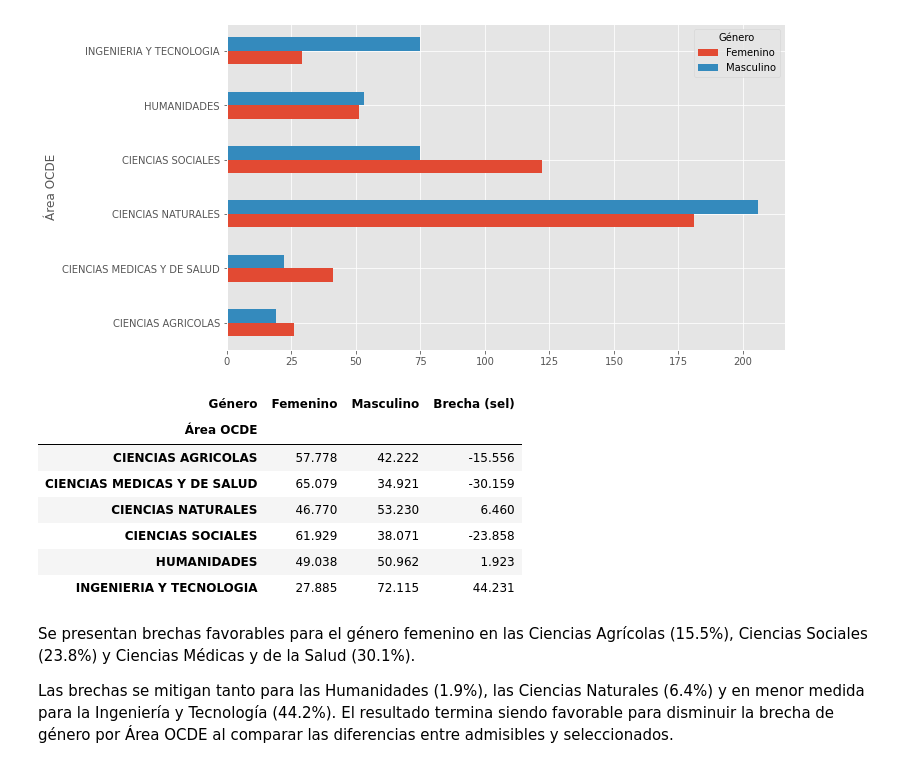
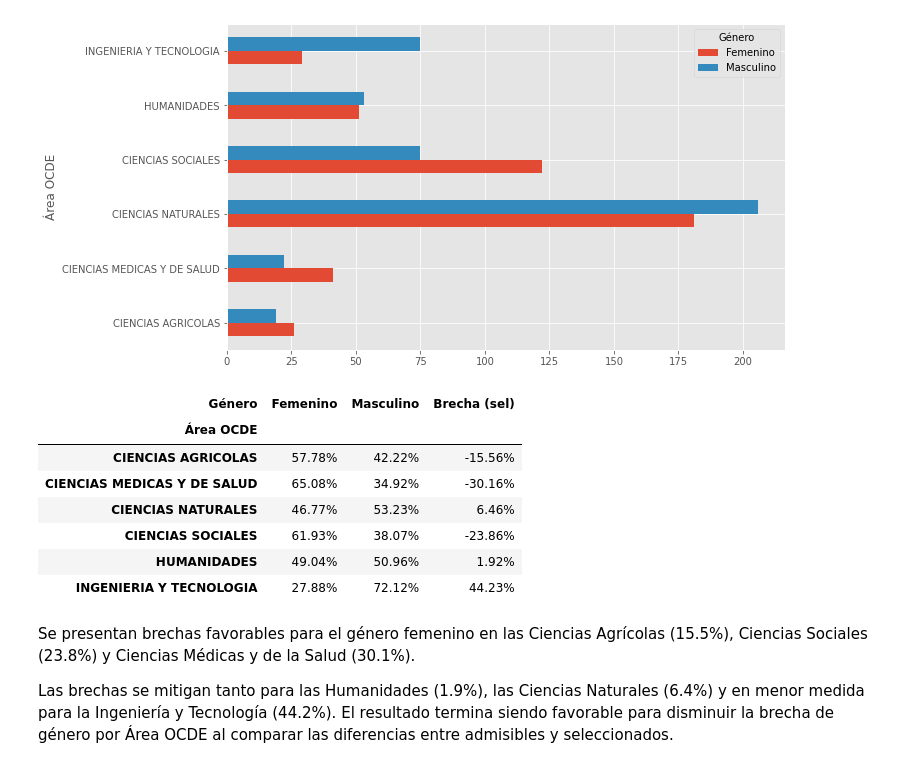
Before and after one commit to alvafox/Concursos-2023-Analisis-de-Adjudicacion-Paritaria-, a Jupyter notebook: Doctorado_Nacional_2023.ipynb, the cells around one changed output. Cells and saved outputs as stored; diff of their text form; code cells hidden in the pictures.

```diff
--- a/Doctorado_Nacional_2023.ipynb
+++ b/Doctorado_Nacional_2023.ipynb
@@ -15,5 +48,5 @@ import matplotlib.pyplot as plt
 # %%
-df = pd.read_csv("/content/CONCURSO PUNTAJE FINAL (REDONDEO).csv", encoding='latin-1', sep=";", decimal=",", dtype={'ESTADO_FINAL' : 'category'})
+df = pd.read_csv("/content/drive/MyDrive/CONCURSO PUNTAJE FINAL (REDONDEO).csv", encoding='latin-1', sep=";", decimal=",", dtype={'ESTADO_FINAL' : 'category'})
 df
 # %% [output]
 |  | FOLIO | COMITÉ | Nombre | Género | Área OCDE | ESTADO ADMISIBILIDAD | NOTA PREGRADO | TIPO RANKING | ... |
@@ -729,16 +787,16 @@ df2[df2['ESTADO_FINAL'] == 'SELECCIONADA'].groupby(['Área OCDE','Género'])['FO
 # %%
 OCDE_SEL = df2[df2['ESTADO_FINAL'] == 'SELECCIONADA'].groupby(['Área OCDE',])['Género'].value_counts('%').unstack(1)*100
 OCDE_SEL['Brecha (sel)'] = OCDE_SEL['Masculino'] - OCDE_SEL['Femenino']
-OCDE_SEL.style.background_gradient(cmap= 'YlOrRd', subset=['Brecha (sel)'])
+OCDE_SEL.style.background_gradient(cmap= 'YlOrRd', subset=['Brecha (sel)']).format("{:.2f}%")
 # %% [output]
 | Género | Femenino | Masculino | Brecha (sel) |
 | Área OCDE |  |  |  |
-| CIENCIAS AGRICOLAS | 57.778 | 42.222 | -15.556 |
-| CIENCIAS MEDICAS Y DE SALUD | 65.079 | 34.921 | -30.159 |
-| CIENCIAS NATURALES | 46.770 | 53.230 | 6.460 |
-| CIENCIAS SOCIALES | 61.929 | 38.071 | -23.858 |
-| HUMANIDADES | 49.038 | 50.962 | 1.923 |
-| INGENIERIA Y TECNOLOGIA | 27.885 | 72.115 | 44.231 |
+| CIENCIAS AGRICOLAS | 57.78% | 42.22% | -15.56% |
+| CIENCIAS MEDICAS Y DE SALUD | 65.08% | 34.92% | -30.16% |
+| CIENCIAS NATURALES | 46.77% | 53.23% | 6.46% |
+| CIENCIAS SOCIALES | 61.93% | 38.07% | -23.86% |
+| HUMANIDADES | 49.04% | 50.96% | 1.92% |
+| INGENIERIA Y TECNOLOGIA | 27.88% | 72.12% | 44.23% |
 # %% [markdown]
 Se presentan brechas favorables para el género femenino en las Ciencias Agrícolas (15.5%), Ciencias Sociales (23.8%) y Ciencias Médicas y de la Salud (30.1%).
 
```
Also changed, not shown: parts of 21 cells of this notebook.
